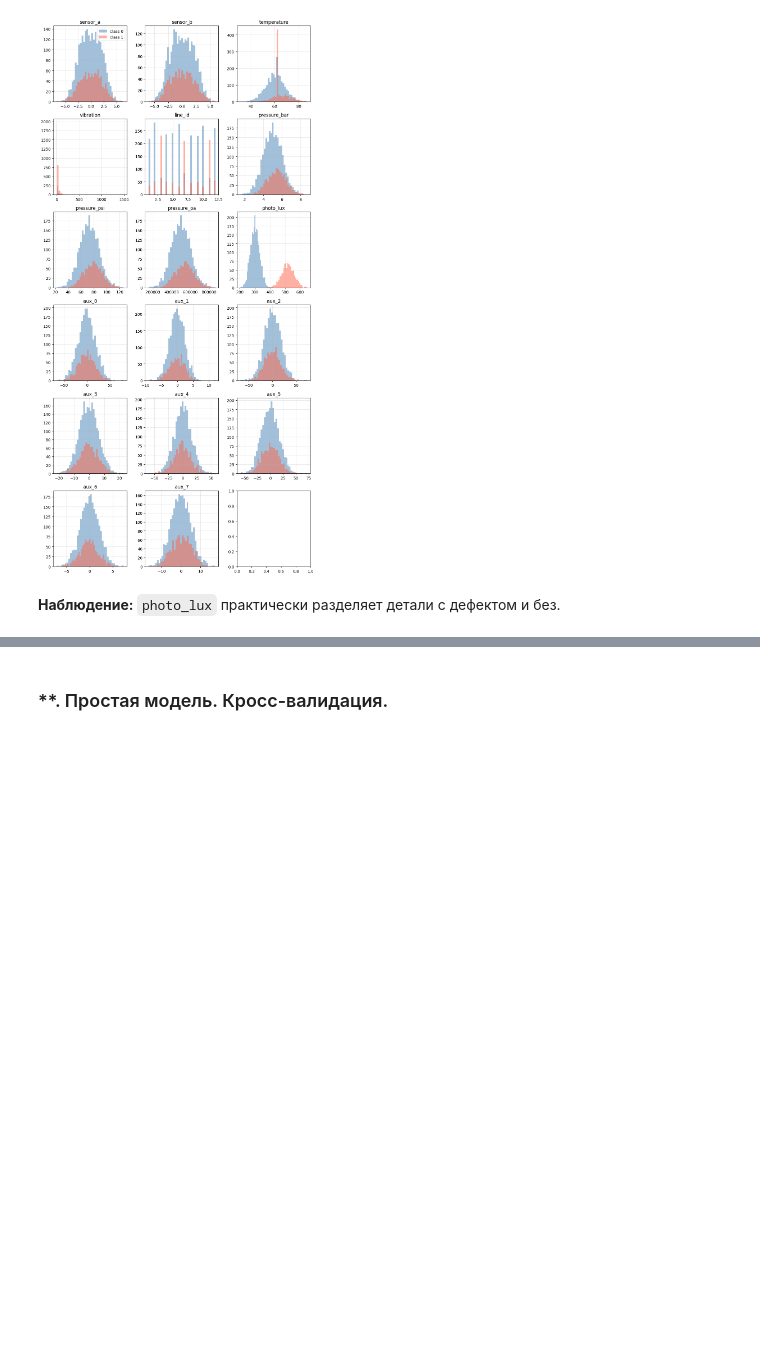
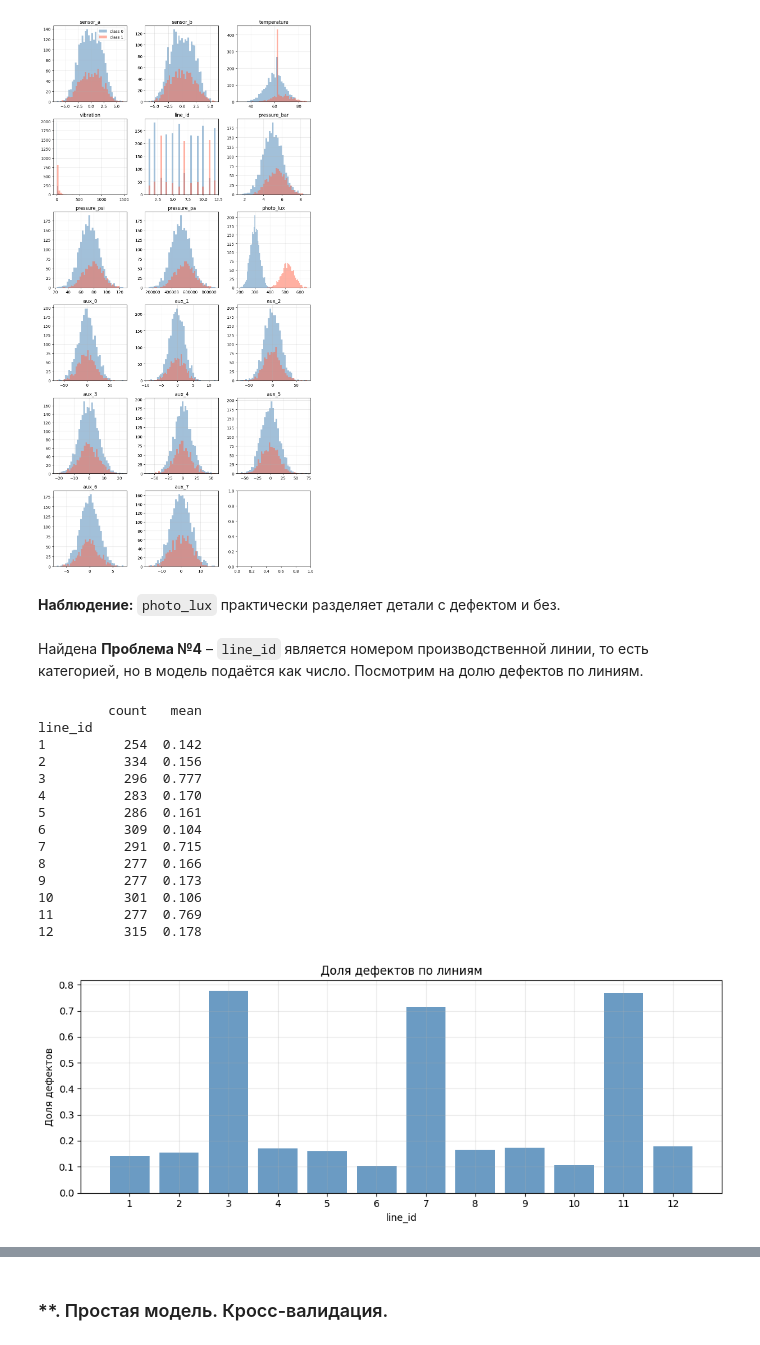
Before and after one commit to timursafiullin/ml-dafe, a Jupyter notebook: s1/hw1/ml-dafe-s1-hw1.ipynb, the cells around one changed output, grey strips where cells are left out. Cells and saved outputs as stored; diff of their text form; code cells hidden in the pictures; blank space fills up the shorter version.

```diff
--- a/s1/hw1/ml-dafe-s1-hw1.ipynb
+++ b/s1/hw1/ml-dafe-s1-hw1.ipynb
@@ -217,3 +231,34 @@ plt.show()
 # Попробуем удалить эту фичу из выборок.
 train = train.drop(columns=["photo_lux"])
 test = test.drop(columns="photo_lux")
+# %% [markdown]
+Найдена **Проблема №4** – `line_id` является номером производственной линии, то есть категорией, но в модель подаётся как число. Посмотрим на долю дефектов по линиям.
+# %%
+# Доля дефектов по производственным линиям
+line_stats = train.groupby("line_id").defect.agg(["count", "mean"])
+print(line_stats.round(3))
+
+plt.figure(figsize=(10, 4))
+plt.bar(line_stats.index.astype(str), line_stats["mean"], color="steelblue", alpha=0.8)
+plt.title("Доля дефектов по линиям")
+plt.xlabel("line_id")
+plt.ylabel("Доля дефектов")
+plt.grid(alpha=0.3)
+plt.tight_layout()
+plt.show()
+# %% [output]
+         count   mean
+line_id
+1          254  0.142
+2          334  0.156
+3          296  0.777
+4          283  0.170
+5          286  0.161
+6          309  0.104
+7          291  0.715
+8          277  0.166
+9          277  0.173
+10         301  0.106
+11         277  0.769
+12         315  0.178
+[figure, added]
```
Also changed, not shown: parts of 10 cells of this notebook, 2 other files.
